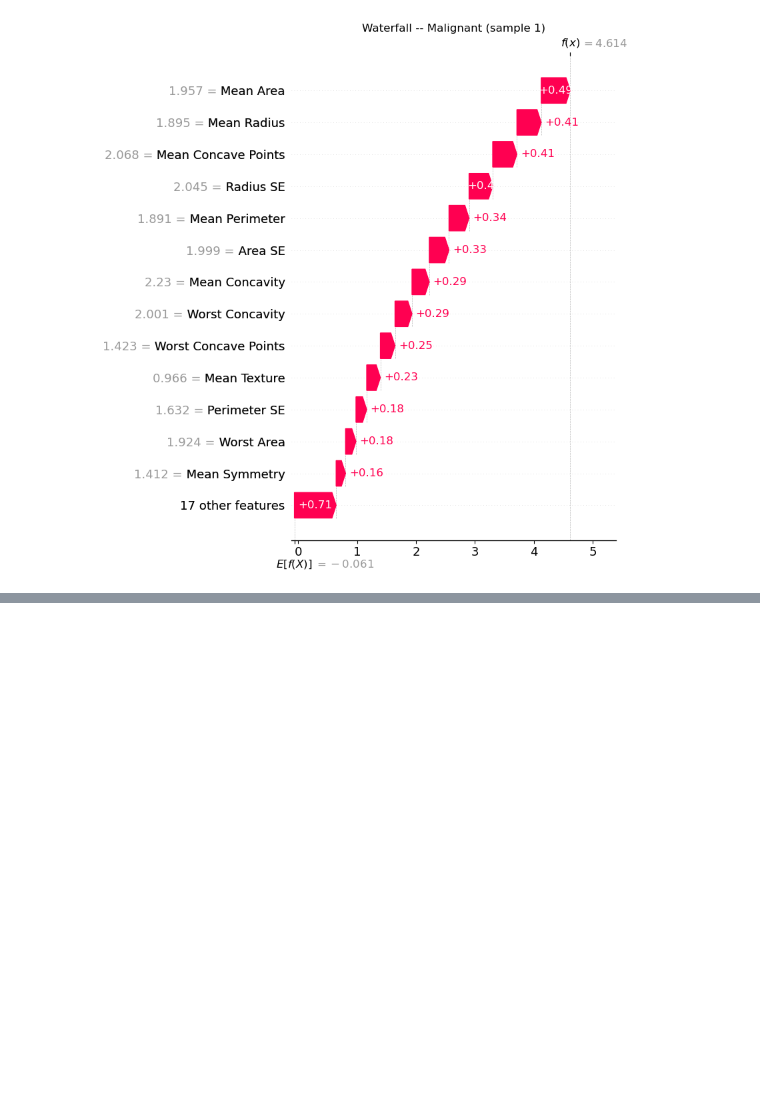
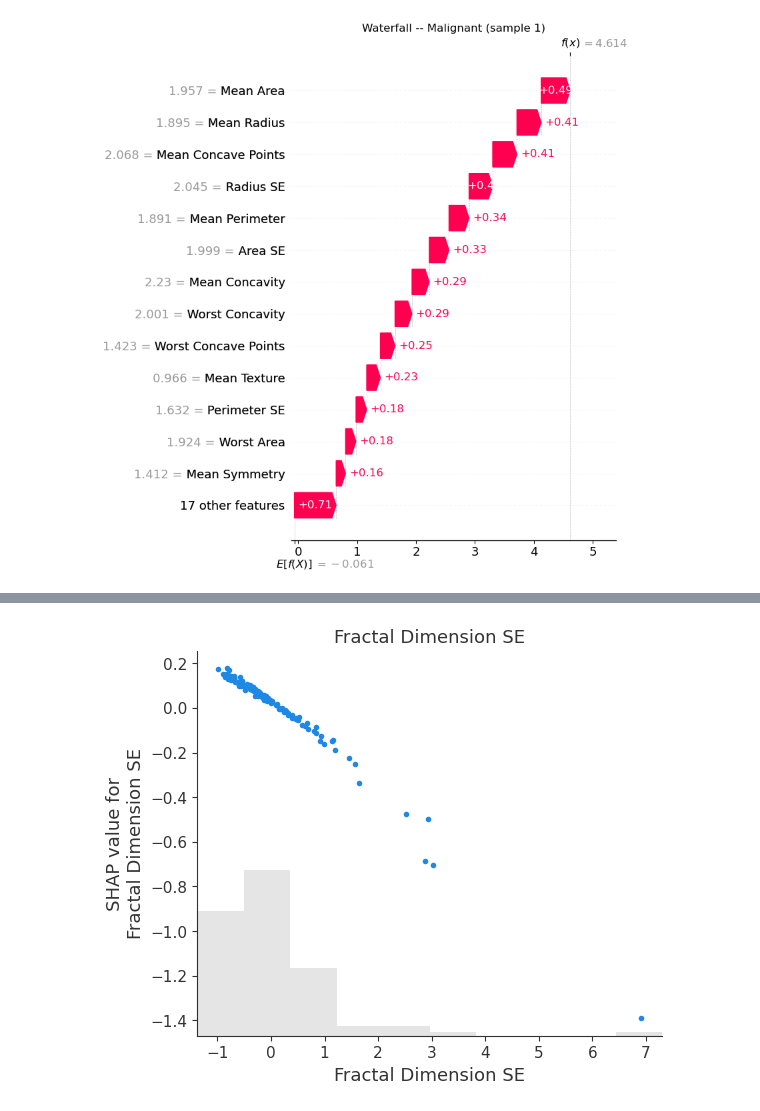
Before and after one commit to rodriguesfhs/ml-mini-projects, a Jupyter notebook: breast-cancer-classification/Diagnostic Breast Cancer Dataset.ipynb, the cells around one changed output, grey strips where cells are left out. Saved outputs shown, nothing was run; the diff lists cells and outputs as text; code cells hidden in the pictures; blank space fills up the shorter version.

```diff
--- a/breast-cancer-classification/Diagnostic Breast Cancer Dataset.ipynb
+++ b/breast-cancer-classification/Diagnostic Breast Cancer Dataset.ipynb
@@ -468,3 +496,8 @@ plt.show()
+# %%
+shap.plots.scatter(exp[:, "Fractal Dimension SE"],
+                   title="Fractal Dimension SE")
+# %% [output]
+[figure, added]
 # %% [markdown]
 # Conclusion
 
```
Also changed, not shown: parts of 15 cells of this notebook.
